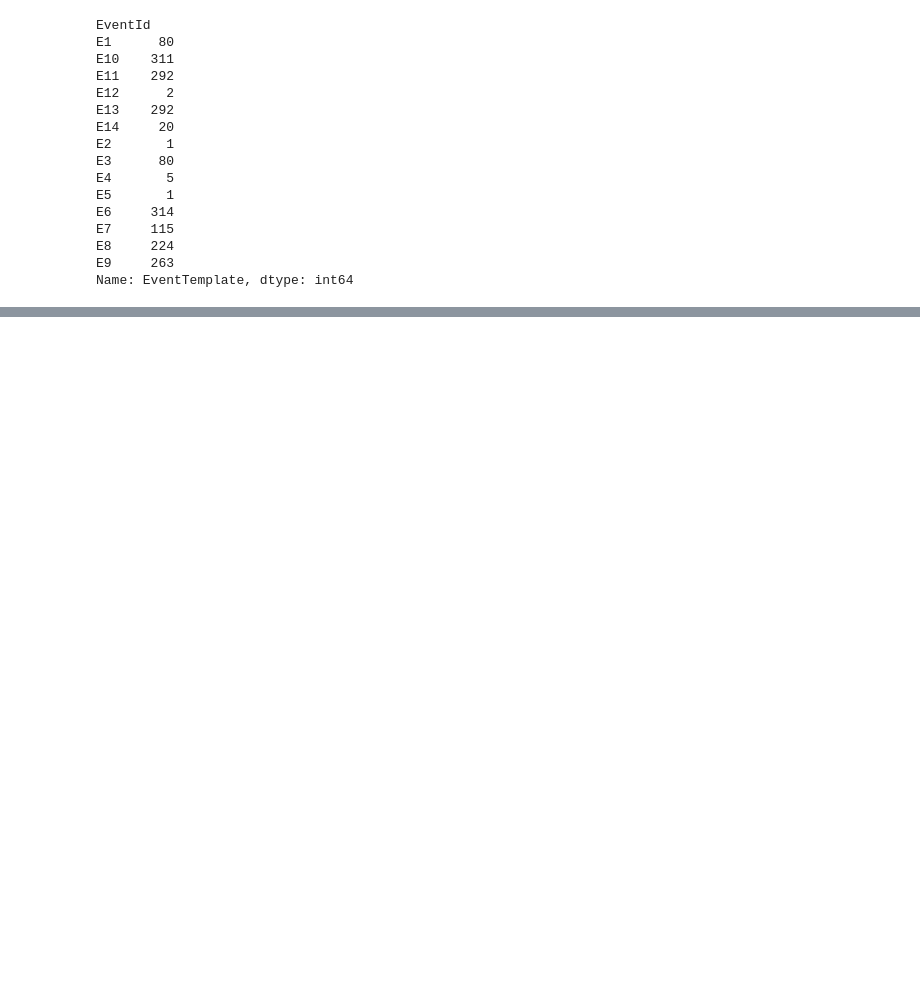
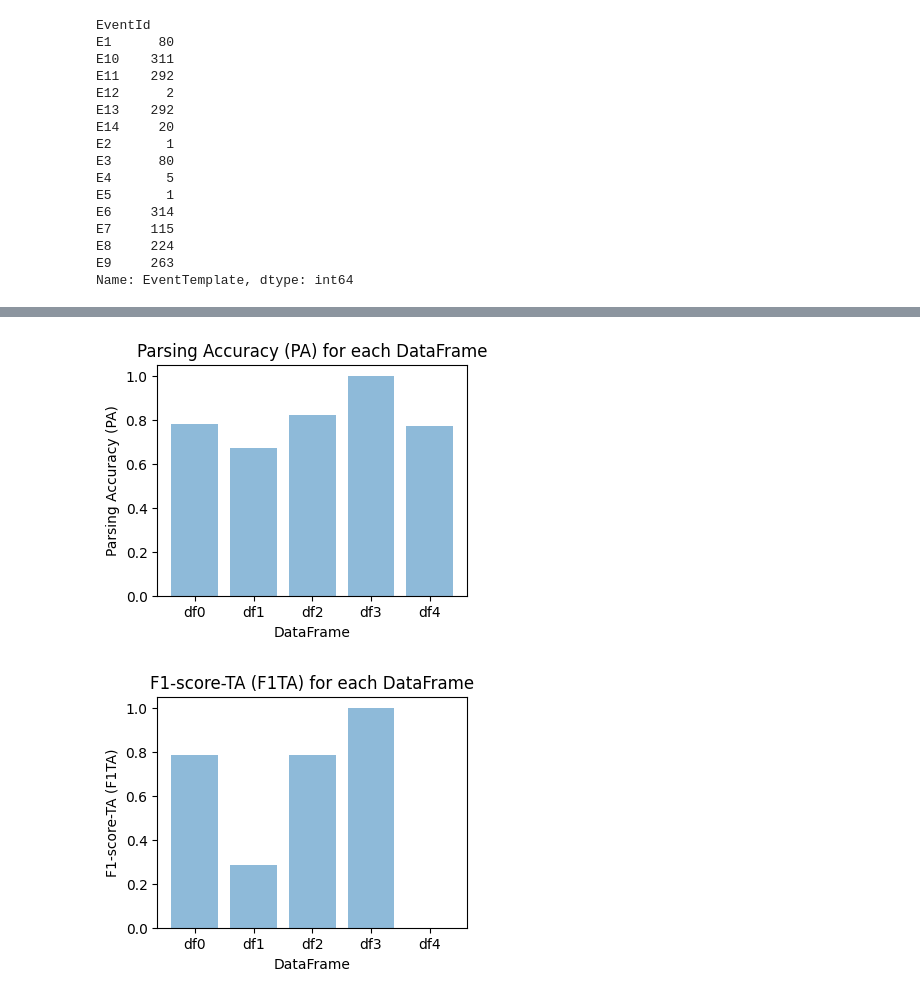
Before and after one commit to shashank-2102/BEP_Shashank_Logs, a Jupyter notebook: eval_metrics.ipynb, the cells around one changed output, grey strips where cells are left out. Drawn from its saved outputs; the diff is of its cells as text; code cells hidden in the pictures; blank space fills up the shorter version.

```diff
--- a/eval_metrics.ipynb
+++ b/eval_metrics.ipynb
@@ -246,0 +279,6 @@ plot_metrics([df0, df1, df2, df3, df4])
+# %%
+dataframes = load_csvs_from_folder("data\parsed\\4Parsed")
+plot_metrics(dataframes)
+# %% [output]
+[figure, added]
+[figure, added]
```
Also changed, not shown: parts of 16 cells of this notebook.
